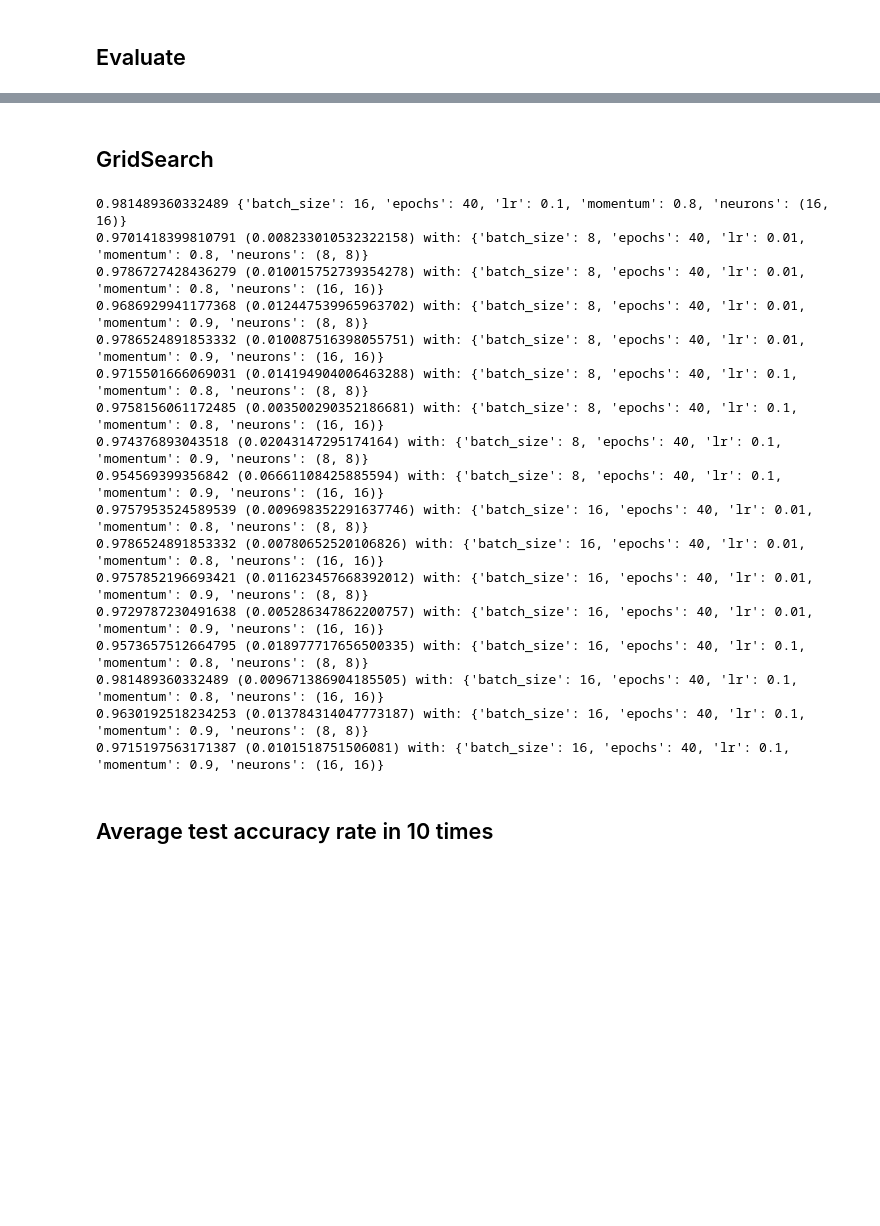
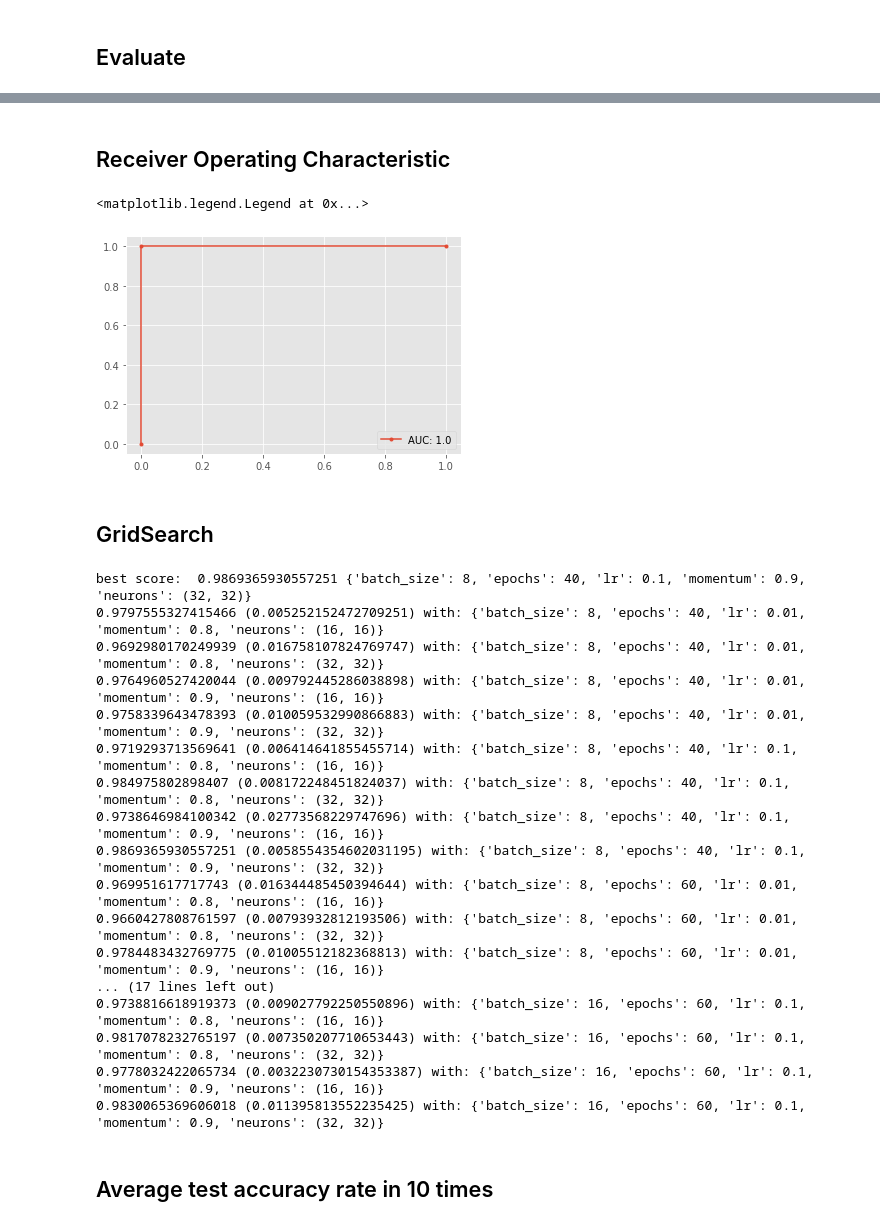
Before and after one commit to bdintu/tic-tac-toe, a Jupyter notebook: tic-tac-toe.ipynb, the cells around one changed output, grey strips where cells are left out. Cells and saved outputs as stored; diff of their text form; code cells hidden in the pictures; blank space fills up the shorter version.

Commit message:
Add train_test_split and tune

```diff
--- a/tic-tac-toe.ipynb
+++ b/tic-tac-toe.ipynb
@@ -199,0 +210,4 @@ score = model.evaluate(X_test, y_test)
+# %%
+y_test_argmax = y_test.argmax(axis=1)
+y_pred = model.predict_classes(X_test)
+confusion_matrix(y_test_argmax, y_pred)
@@ -200,3 +240,14 @@ score = model.evaluate(X_test, y_test)
+# %% [markdown]
+## Receiver Operating Characteristic
+# %%
+fpr, tpr, _ = roc_curve(y_test_argmax,  y_pred)
+auc = roc_auc_score(y_test_argmax, y_pred)
+
+plt.plot(fpr, tpr, marker='.', label=f'AUC: {auc}')
+plt.legend()
+# %% [output]
+<matplotlib.legend.Legend at 0x...>
+[figure, added]
 # %% [markdown]
 ## GridSearch
 # %%
@@ -212,7 +263,7 @@ model = KerasClassifier(build_fn=create_model, epochs=epochs, batch_size=batch_s
 grid = GridSearchCV(estimator=model, param_grid=param_grid, n_jobs=-1)
 grid_result = grid.fit(X_train, y_train)
 
-print(grid_result.best_score_, grid_result.best_params_)
+print('best score: ', grid_result.best_score_, grid_result.best_params_)
 
 means = grid_result.cv_results_['mean_test_score']
 stds = grid_result.cv_results_['std_test_score']
@@ -220,23 +271,23 @@ params = grid_result.cv_results_['params']
 for mean, stdev, param in zip(means, stds, params):
     print(f'{mean} ({stdev}) with: {param}')
 # %% [output]
-0.981489360332489 {'batch_size': 16, 'epochs': 40, 'lr': 0.1, 'momentum': 0.8, 'neurons': (16, 16)}
-0.9701418399810791 (0.008233010532322158) with: {'batch_size': 8, 'epochs': 40, 'lr': 0.01, 'momentum': 0.8, 'neurons': (8, 8)}
-0.9786727428436279 (0.010015752739354278) with: {'batch_size': 8, 'epochs': 40, 'lr': 0.01, 'momentum': 0.8, 'neurons': (16, 16)}
-0.9686929941177368 (0.012447539965963702) with: {'batch_size': 8, 'epochs': 40, 'lr': 0.01, 'momentum': 0.9, 'neurons': (8, 8)}
-0.9786524891853332 (0.010087516398055751) with: {'batch_size': 8, 'epochs': 40, 'lr': 0.01, 'momentum': 0.9, 'neurons': (16, 16)}
-0.9715501666069031 (0.014194904006463288) with: {'batch_size': 8, 'epochs': 40, 'lr': 0.1, 'momentum': 0.8, 'neurons': (8, 8)}
-0.9758156061172485 (0.003500290352186681) with: {'batch_size': 8, 'epochs': 40, 'lr': 0.1, 'momentum': 0.8, 'neurons': (16, 16)}
-0.974376893043518 (0.02043147295174164) with: {'batch_size': 8, 'epochs': 40, 'lr': 0.1, 'momentum': 0.9, 'neurons': (8, 8)}
-0.954569399356842 (0.06661108425885594) with: {'batch_size': 8, 'epochs': 40, 'lr': 0.1, 'momentum': 0.9, 'neurons': (16, 16)}
-0.9757953524589539 (0.009698352291637746) with: {'batch_size': 16, 'epochs': 40, 'lr': 0.01, 'momentum': 0.8, 'neurons': (8, 8)}
-0.9786524891853332 (0.00780652520106826) with: {'batch_size': 16, 'epochs': 40, 'lr': 0.01, 'momentum': 0.8, 'neurons': (16, 16)}
-0.9757852196693421 (0.011623457668392012) with: {'batch_size': 16, 'epochs': 40, 'lr': 0.01, 'momentum': 0.9, 'neurons': (8, 8)}
-0.9729787230491638 (0.005286347862200757) with: {'batch_size': 16, 'epochs': 40, 'lr': 0.01, 'momentum': 0.9, 'neurons': (16, 16)}
-0.9573657512664795 (0.018977717656500335) with: {'batch_size': 16, 'epochs': 40, 'lr': 0.1, 'momentum': 0.8, 'neurons': (8, 8)}
-0.981489360332489 (0.009671386904185505) with: {'batch_size': 16, 'epochs': 40, 'lr': 0.1, 'momentum': 0.8, 'neurons': (16, 16)}
-0.9630192518234253 (0.013784314047773187) with: {'batch_size': 16, 'epochs': 40, 'lr': 0.1, 'momentum': 0.9, 'neurons': (8, 8)}
-0.9715197563171387 (0.0101518751506081) with: {'batch_size': 16, 'epochs': 40, 'lr': 0.1, 'momentum': 0.9, 'neurons': (16, 16)}
+best score:  0.9869365930557251 {'batch_size': 8, 'epochs': 40, 'lr': 0.1, 'momentum': 0.9, 'neurons': (32, 32)}
+0.9797555327415466 (0.005252152472709251) with: {'batch_size': 8, 'epochs': 40, 'lr': 0.01, 'momentum': 0.8, 'neurons': (16, 16)}
+0.9692980170249939 (0.016758107824769747) with: {'batch_size': 8, 'epochs': 40, 'lr': 0.01, 'momentum': 0.8, 'neurons': (32, 32)}
+0.9764960527420044 (0.009792445286038898) with: {'batch_size': 8, 'epochs': 40, 'lr': 0.01, 'momentum': 0.9, 'neurons': (16, 16)}
+0.9758339643478393 (0.010059532990866883) with: {'batch_size': 8, 'epochs': 40, 'lr': 0.01, 'momentum': 0.9, 'neurons': (32, 32)}
+0.9719293713569641 (0.006414641855455714) with: {'batch_size': 8, 'epochs': 40, 'lr': 0.1, 'momentum': 0.8, 'neurons': (16, 16)}
+0.984975802898407 (0.008172248451824037) with: {'batch_size': 8, 'epochs': 40, 'lr': 0.1, 'momentum': 0.8, 'neurons': (32, 32)}
+0.9738646984100342 (0.02773568229747696) with: {'batch_size': 8, 'epochs': 40, 'lr': 0.1, 'momentum': 0.9, 'neurons': (16, 16)}
+0.9869365930557251 (0.0058554354602031195) with: {'batch_size': 8, 'epochs': 40, 'lr': 0.1, 'momentum': 0.9, 'neurons': (32, 32)}
+0.969951617717743 (0.016344485450394644) with: {'batch_size': 8, 'epochs': 60, 'lr': 0.01, 'momentum': 0.8, 'neurons': (16, 16)}
+0.9660427808761597 (0.00793932812193506) with: {'batch_size': 8, 'epochs': 60, 'lr': 0.01, 'momentum': 0.8, 'neurons': (32, 32)}
+0.9784483432769775 (0.01005512182368813) with: {'batch_size': 8, 'epochs': 60, 'lr': 0.01, 'momentum': 0.9, 'neurons': (16, 16)}
+... (17 lines left out)
+0.9738816618919373 (0.009027792250550896) with: {'batch_size': 16, 'epochs': 60, 'lr': 0.1, 'momentum': 0.8, 'neurons': (16, 16)}
+0.9817078232765197 (0.007350207710653443) with: {'batch_size': 16, 'epochs': 60, 'lr': 0.1, 'momentum': 0.8, 'neurons': (32, 32)}
+0.9778032422065734 (0.0032230730154353387) with: {'batch_size': 16, 'epochs': 60, 'lr': 0.1, 'momentum': 0.9, 'neurons': (16, 16)}
+0.9830065369606018 (0.011395813552235425) with: {'batch_size': 16, 'epochs': 60, 'lr': 0.1, 'momentum': 0.9, 'neurons': (32, 32)}
 # %% [markdown]
 ## Average test accuracy rate in 10 times
 # %%
```
Also changed, not shown: parts of 24 cells of this notebook.
